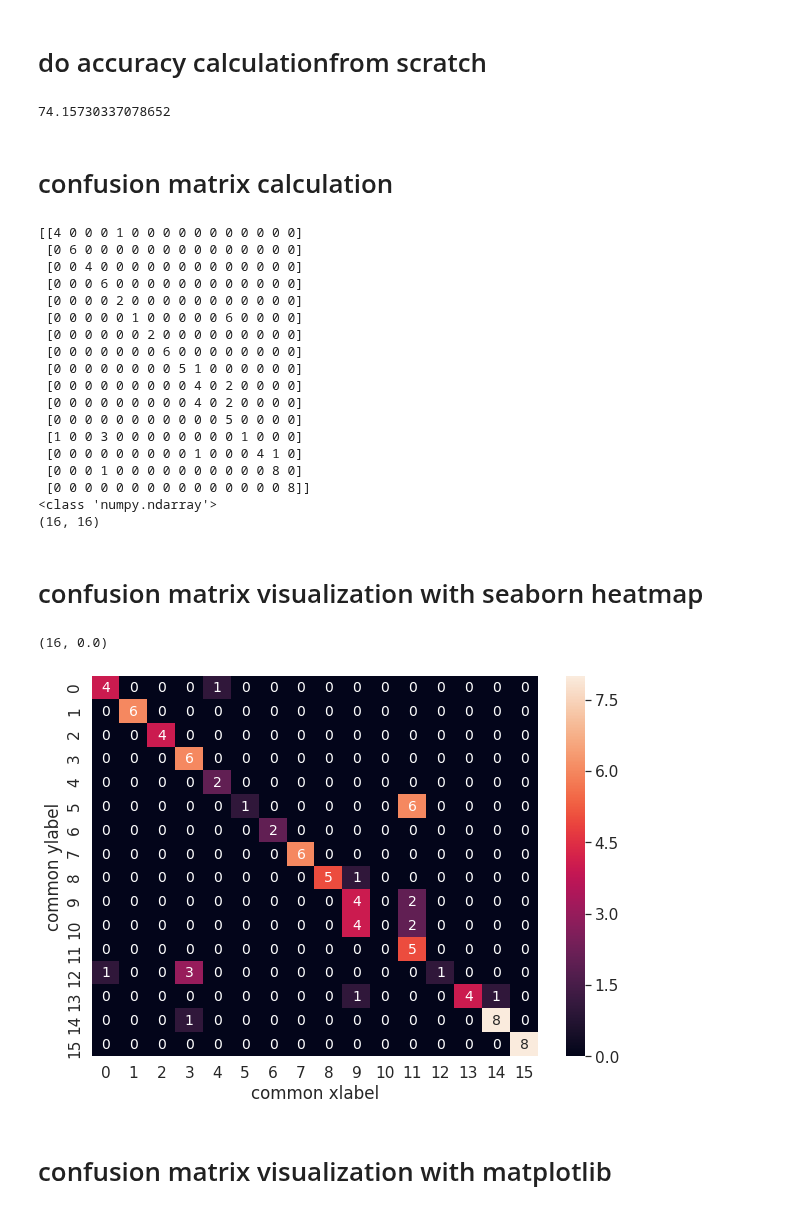
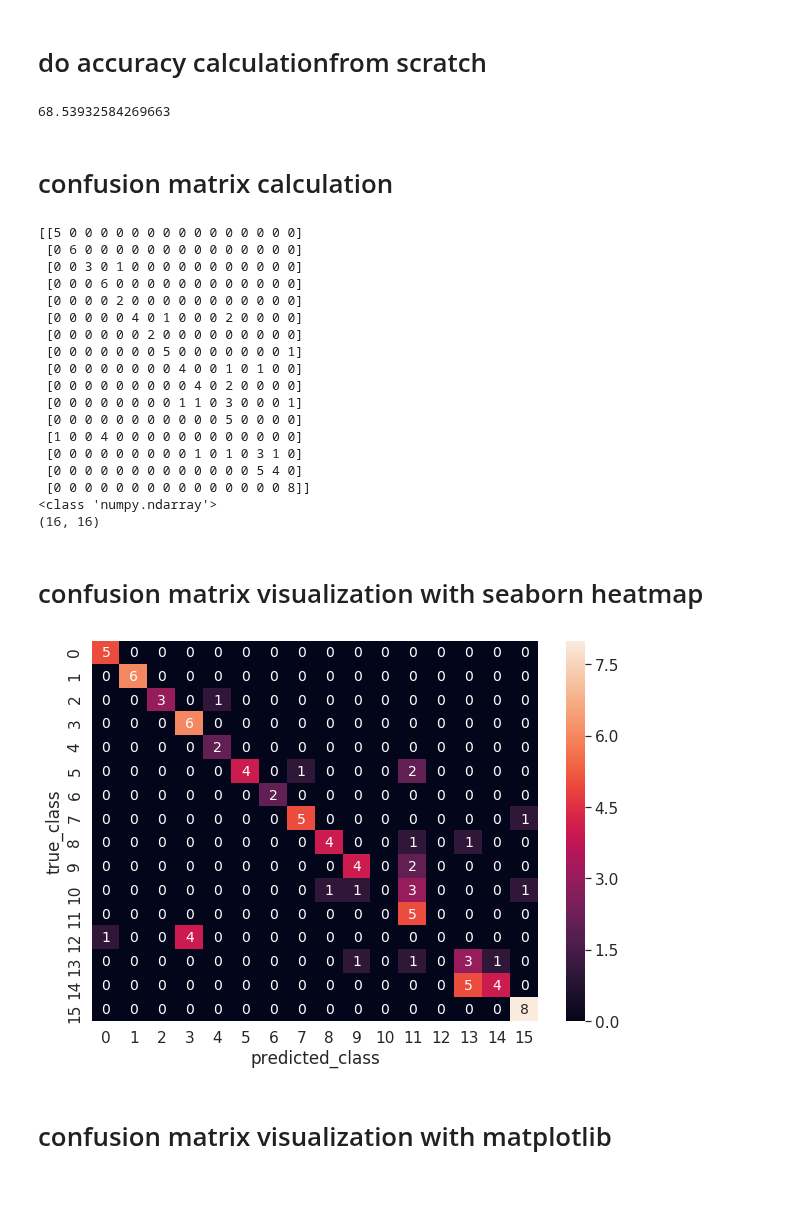
Before and after one commit to atifkarim/Implementation-of-Image-Perception-System-for-Kitchen-Utensils, a Jupyter notebook: classification_UE4_image/UE4_image_classification.ipynb, the cells around one changed output. Saved outputs shown, nothing was run; the diff lists cells and outputs as text; code cells hidden in the pictures.

Commit message:
saved confusion matrix image

```diff
--- a/classification_UE4_image/UE4_image_classification.ipynb
+++ b/classification_UE4_image/UE4_image_classification.ipynb
@@ -159,7 +159,7 @@ do_train_model=model.fit(X, Y,
 # load saved model
 # %%
 from keras.models import load_model
-model = load_model('/home/atif/machine_learning_stuff/model_file_keras/08_aug_ep_100.h5')
+model = load_model('/home/atif/machine_learning_stuff/model_file_keras/general_2_sep_ep_30_epoch.h5')
 # %% [markdown]
 # Check total accuracy of the model using all test images
 # %%
@@ -271,7 +271,7 @@ wrong_count 23
 accuracy = (right_count/y_pred.shape[0])*100
 print(accuracy)
 # %% [output]
-74.15730337078652
+68.53932584269663
 # %% [markdown]
 # confusion matrix calculation
 # %%
@@ -281,21 +281,21 @@ print(results)
 print(type(results))
 print(results.shape)
 # %% [output]
-[[4 0 0 0 1 0 0 0 0 0 0 0 0 0 0 0]
+[[5 0 0 0 0 0 0 0 0 0 0 0 0 0 0 0]
  [0 6 0 0 0 0 0 0 0 0 0 0 0 0 0 0]
- [0 0 4 0 0 0 0 0 0 0 0 0 0 0 0 0]
+ [0 0 3 0 1 0 0 0 0 0 0 0 0 0 0 0]
  [0 0 0 6 0 0 0 0 0 0 0 0 0 0 0 0]
  [0 0 0 0 2 0 0 0 0 0 0 0 0 0 0 0]
- [0 0 0 0 0 1 0 0 0 0 0 6 0 0 0 0]
+ [0 0 0 0 0 4 0 1 0 0 0 2 0 0 0 0]
  [0 0 0 0 0 0 2 0 0 0 0 0 0 0 0 0]
- [0 0 0 0 0 0 0 6 0 0 0 0 0 0 0 0]
- [0 0 0 0 0 0 0 0 5 1 0 0 0 0 0 0]
+ [0 0 0 0 0 0 0 5 0 0 0 0 0 0 0 1]
+ [0 0 0 0 0 0 0 0 4 0 0 1 0 1 0 0]
  [0 0 0 0 0 0 0 0 0 4 0 2 0 0 0 0]
- [0 0 0 0 0 0 0 0 0 4 0 2 0 0 0 0]
+ [0 0 0 0 0 0 0 0 1 1 0 3 0 0 0 1]
  [0 0 0 0 0 0 0 0 0 0 0 5 0 0 0 0]
- [1 0 0 3 0 0 0 0 0 0 0 0 1 0 0 0]
- [0 0 0 0 0 0 0 0 0 1 0 0 0 4 1 0]
- [0 0 0 1 0 0 0 0 0 0 0 0 0 0 8 0]
+ [1 0 0 4 0 0 0 0 0 0 0 0 0 0 0 0]
+ [0 0 0 0 0 0 0 0 0 1 0 1 0 3 1 0]
+ [0 0 0 0 0 0 0 0 0 0 0 0 0 5 4 0]
  [0 0 0 0 0 0 0 0 0 0 0 0 0 0 0 8]]
 <class 'numpy.ndarray'>
 (16, 16)
@@ -304,19 +304,21 @@ print(results.shape)
 # %%
 import seaborn as sn
 import pandas as pd
 import matplotlib.pyplot as plt
 
 df_cm = pd.DataFrame(results, range(16),
                   range(16))
 plt.figure(figsize = (10,7))
 plt.tight_layout()
-# sn.set(font_scale=1.4)#for label size
+sn.set(font_scale=1.4)#for label size
+
 ax = sn.heatmap(df_cm, annot=True,annot_kws={"size": 14},xticklabels=True, yticklabels=True)# font size
-ax.set(xlabel='common xlabel', ylabel='common ylabel')
+ax.set(xlabel='predicted_class', ylabel='true_class')
 ax.set_ylim(16)
+figure = ax.get_figure()
+figure.savefig('2_sep_ax_conf.png', dpi=400)
 # %% [output]
-(16, 0.0)
-[figure, old version]
+[figure, new version]
 # %% [markdown]
 # confusion matrix visualization with matplotlib
 # %%
```
Also changed, not shown: parts of 3 cells of this notebook.
